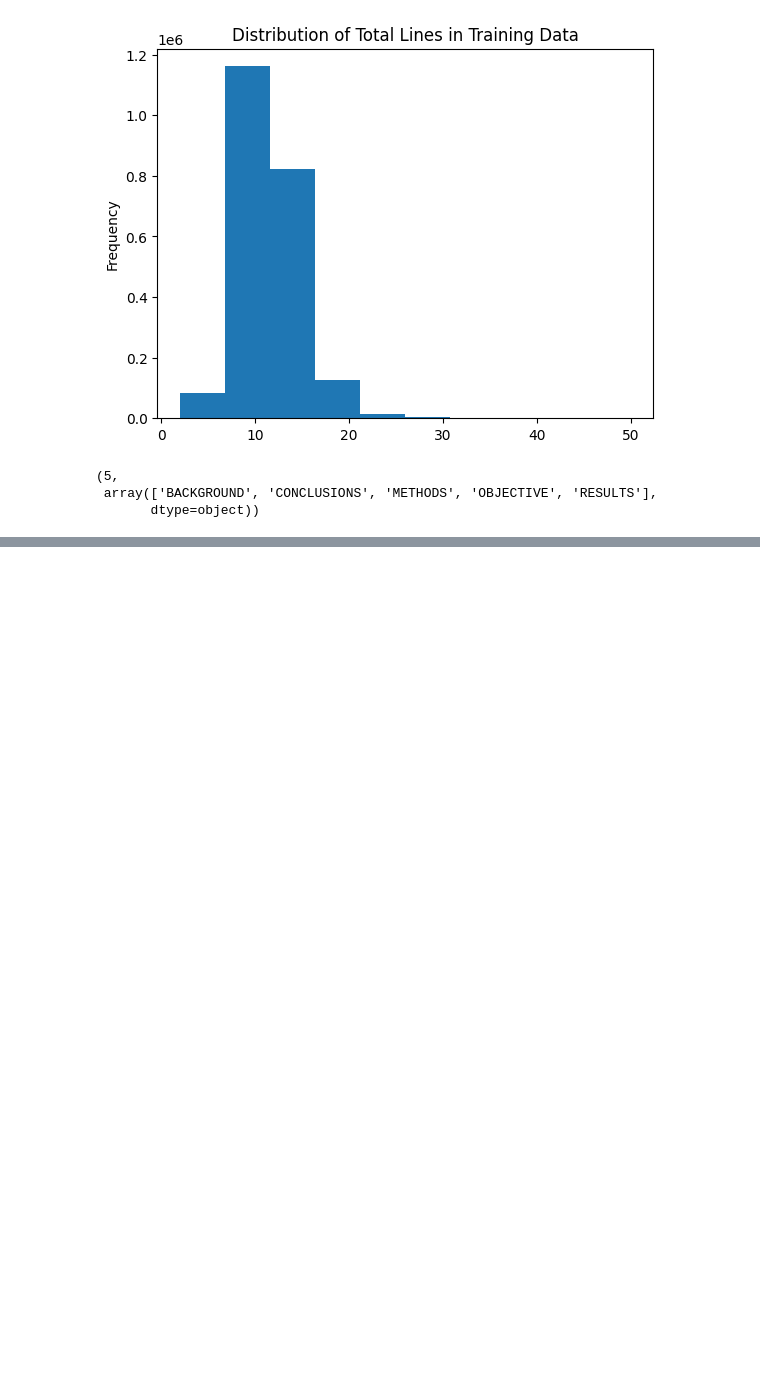
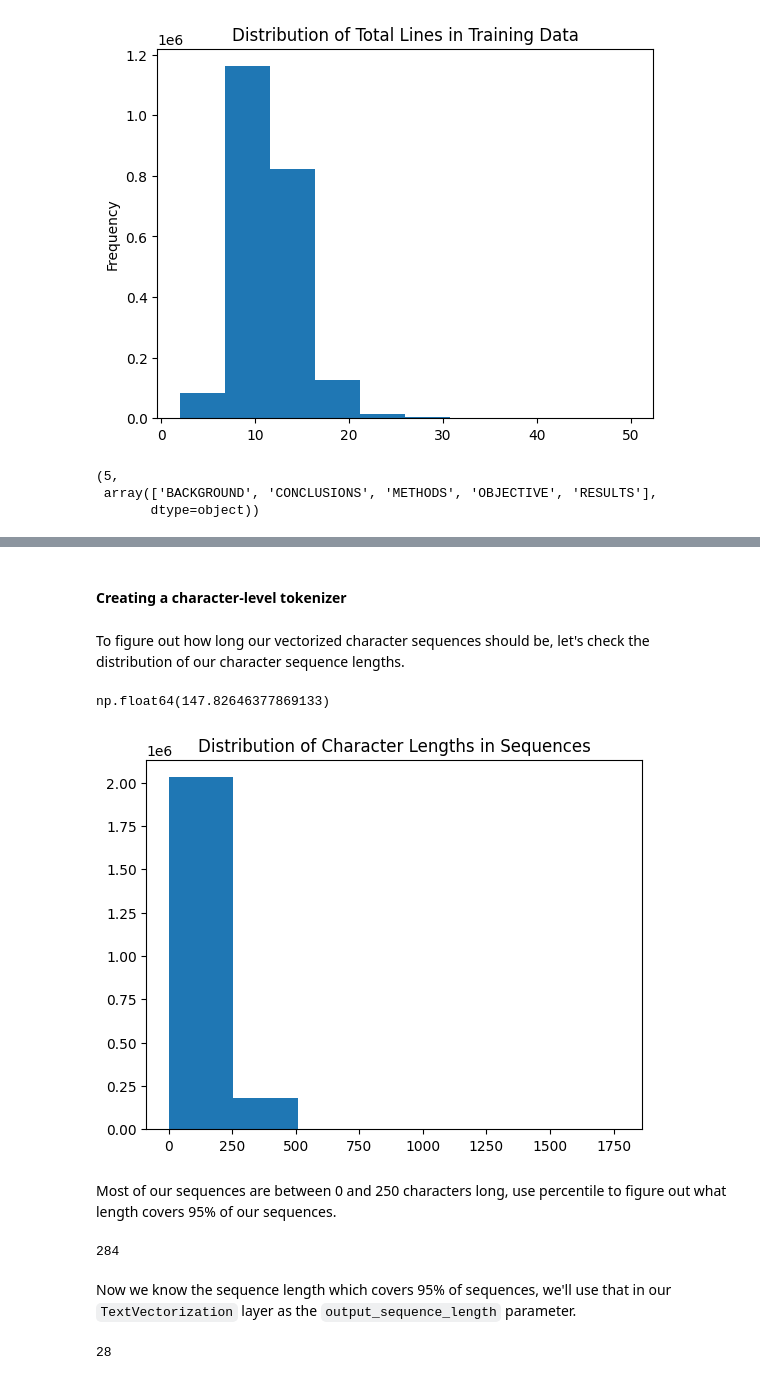
Before and after one commit to davydantoniuk/skimlit-nlp-project, a Jupyter notebook: skimlit.ipynb, the cells around one changed output, grey strips where cells are left out. Saved outputs shown, nothing was run; the diff lists cells and outputs as text; code cells hidden in the pictures; blank space fills up the shorter version.

Commit message:
Added Character Embeddings

```diff
--- a/skimlit.ipynb
+++ b/skimlit.ipynb
@@ -105,0 +110,2 @@ num_classes, class_names
+# %% [markdown]
+#### Creating a character-level tokenizer
@@ -105,0 +121,26 @@ num_classes, class_names
+# %% [markdown]
+To figure out how long our vectorized character sequences should be, let's check the distribution of our character sequence lengths.
+# %%
+# What's the average character length?
+char_lens = [len(sentence) for sentence in train_sentences]
+mean_char_len = np.mean(char_lens)
+mean_char_len
+# %% [output]
+np.float64(147.82646377869133)
+# %%
+# Check the distribution of our sequences at character-level
+import matplotlib.pyplot as plt
+plt.hist(char_lens, bins=7)
+plt.title("Distribution of Character Lengths in Sequences")
+plt.show()
+# %% [output]
+[figure, added]
+# %% [markdown]
+Most of our sequences are between 0 and 250 characters long, use percentile to figure out what length covers 95% of our sequences.
+# %%
+output_seq_char_len = int(np.percentile(char_lens, 95))
+output_seq_char_len
+# %% [output]
+284
+# %% [markdown]
+Now we know the sequence length which covers 95% of sequences, we'll use that in our `TextVectorization` layer as the `output_sequence_length` parameter.
@@ -105,0 +160,4 @@ num_classes, class_names
+# %%
+len(char_vectorizer.get_vocabulary())
+# %% [output]
+28
```
Also changed, not shown: parts of 5 cells of this notebook.
